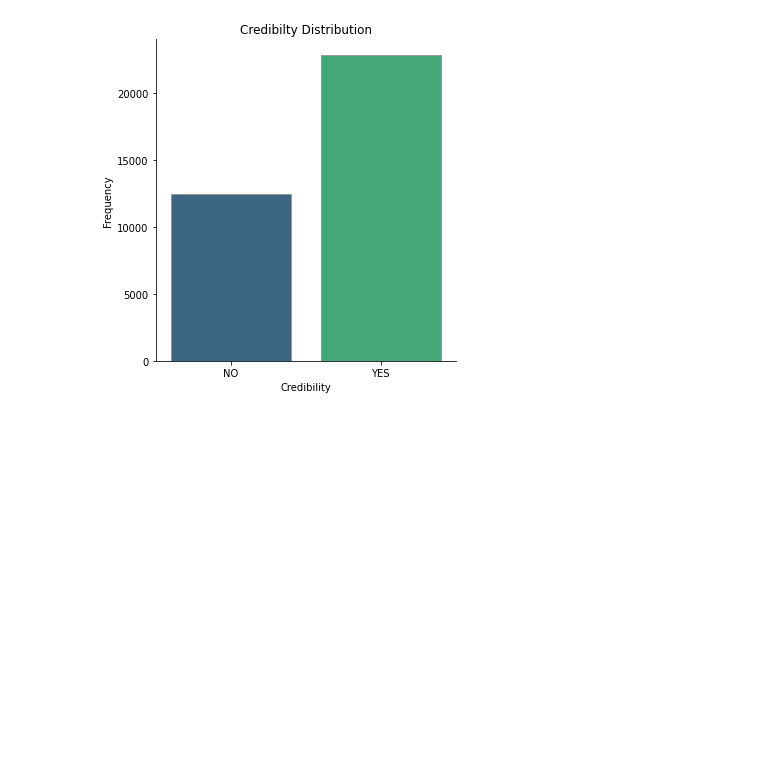
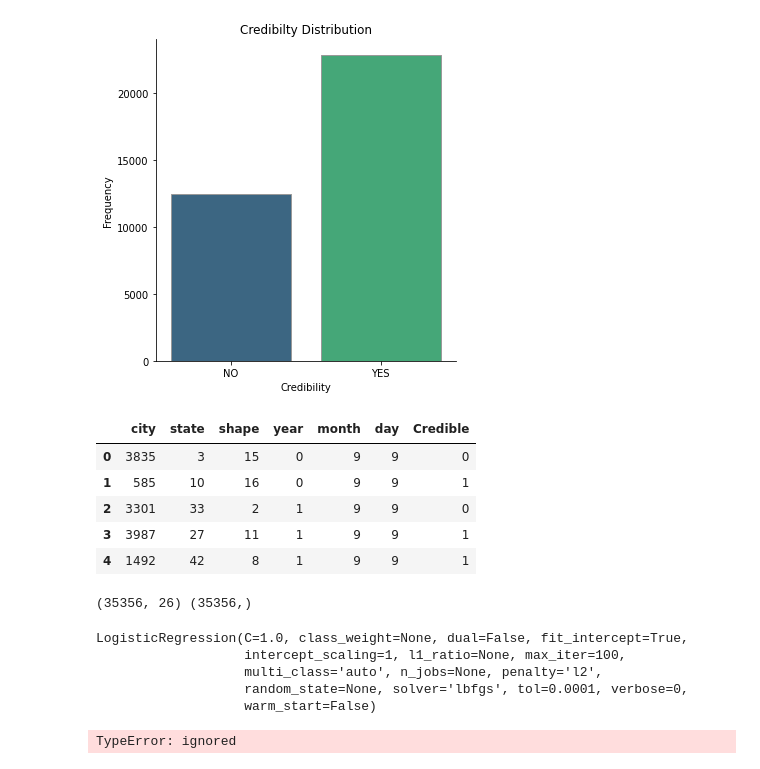
Before and after one commit to larregui/IST718-Project, a Jupyter notebook: UFO_Classifier.ipynb, the cells around one changed output. Drawn from its saved outputs; the diff is of its cells as text; code cells hidden in the pictures; blank space fills up the shorter version.

```diff
--- a/UFO_Classifier.ipynb
+++ b/UFO_Classifier.ipynb
@@ -45,7 +45,7 @@ def output_season_from(x):
     if x == 12 or x == 1 or x == 2:
         return "Winter"
 
-ufo["season"] = ufo['datetime'].apply(output_season_from)
+ufo["season"] = ufo['month'].apply(output_season_from)
 # %%
 wea['dateInt']=wea['year'].astype(str) + wea['month'].astype(str).str.zfill(2)+ wea['mday'].astype(str).str.zfill(2)
 wea['datetime'] = pd.to_datetime(wea['dateInt'], format='%Y%m%d')
@@ -123,0 +118,25 @@ test=df
+# %%
+cols2drop=['datetime','duration (seconds)', 'comments', 'latitude', 'longitude', 'time', 'country', 'coord', 'military_base_name',	'military_base_dist',	'airport_name',	'airport_dist',
+              'temp',	'hail',	'rain',	'vis',	'thunder',	'fog',	'tornado',	'snow']
+data=df.drop(columns=cols2drop)
+data1=df.drop(columns=cols2drop)
+# %%
+from sklearn.preprocessing import LabelEncoder
+
+data = data.apply(LabelEncoder().fit_transform)
+data.head()
+# %% [output]
+|  | city | state | shape | year | month | day | Credible |
+| 0 | 3835 | 3 | 15 | 0 | 9 | 9 | 0 |
+| 1 | 585 | 10 | 16 | 0 | 9 | 9 | 1 |
+| 2 | 3301 | 33 | 2 | 1 | 9 | 9 | 0 |
+| 3 | 3987 | 27 | 11 | 1 | 9 | 9 | 1 |
+| 4 | 1492 | 42 | 8 | 1 | 9 | 9 | 1 |
+# %%
+# Assign X (data) and y (target)
+data = df.drop(columns=["Credible"])
+X = data
+y = data1["Credible"]
+print(X.shape, y.shape)
+# %% [output]
+(35356, 26) (35356,)
@@ -123,0 +147,14 @@ test=df
+# %%
+from sklearn.linear_model import LogisticRegression
+classifier = LogisticRegression()
+classifier
+# %% [output]
+LogisticRegression(C=1.0, class_weight=None, dual=False, fit_intercept=True,
+                   intercept_scaling=1, l1_ratio=None, max_iter=100,
+                   multi_class='auto', n_jobs=None, penalty='l2',
+                   random_state=None, solver='lbfgs', tol=0.0001, verbose=0,
+                   warm_start=False)
+# %%
+classifier.fit(X_train, y_train)
+# %% [output]
+TypeError: ignored
```
Also changed, not shown: parts of 3 cells of this notebook.
